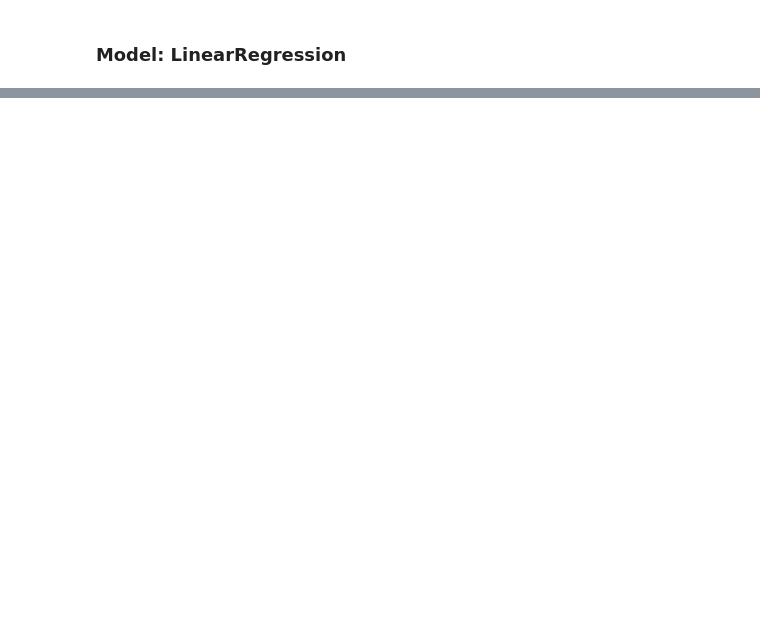
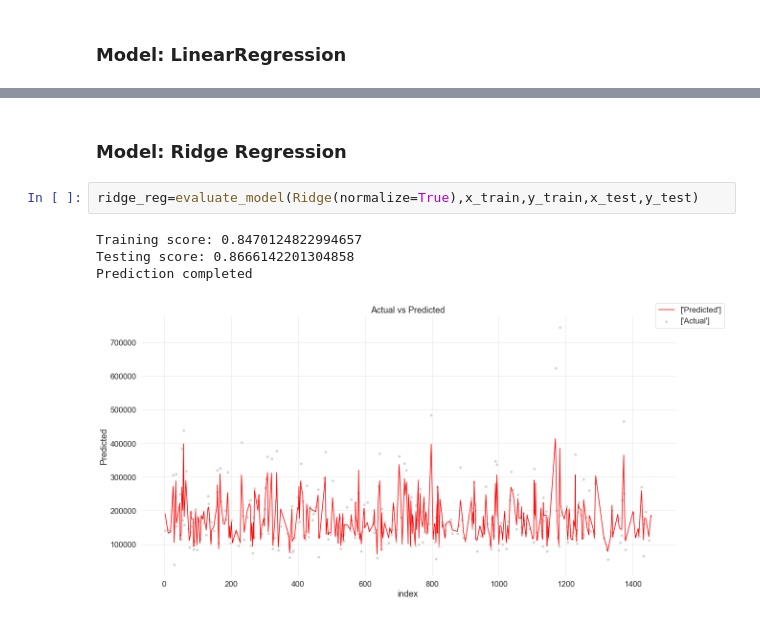
Before and after one commit to ajithcl/HousePricePrediction, a Jupyter notebook: HousePricePrediction.ipynb, the cells around one changed output, grey strips where cells are left out. Saved outputs shown, nothing was run; the diff lists cells and outputs as text; blank space fills up the shorter version.

```diff
--- a/HousePricePrediction.ipynb
+++ b/HousePricePrediction.ipynb
@@ -2568,0 +2496,9 @@ plt.title("Actual vs Predicted values");
+# %% [markdown]
+### Model: Ridge Regression
+# %%
+ridge_reg=evaluate_model(Ridge(normalize=True),x_train,y_train,x_test,y_test)
+# %% [output]
+Training score: 0.8470124822994657
+Testing score: 0.8666142201304858
+Prediction completed
+[figure, added]
```
Also changed, not shown: parts of 72 cells of this notebook, 1 other file.
